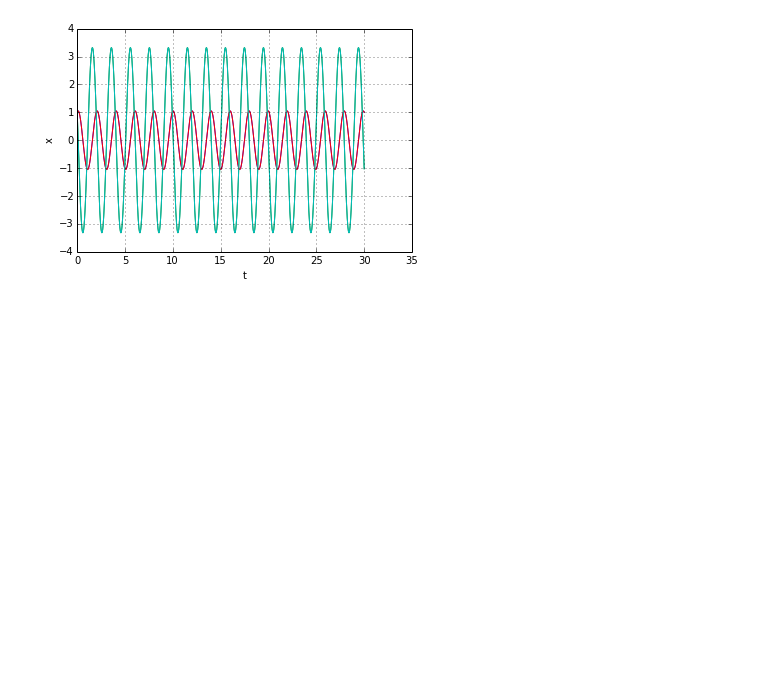
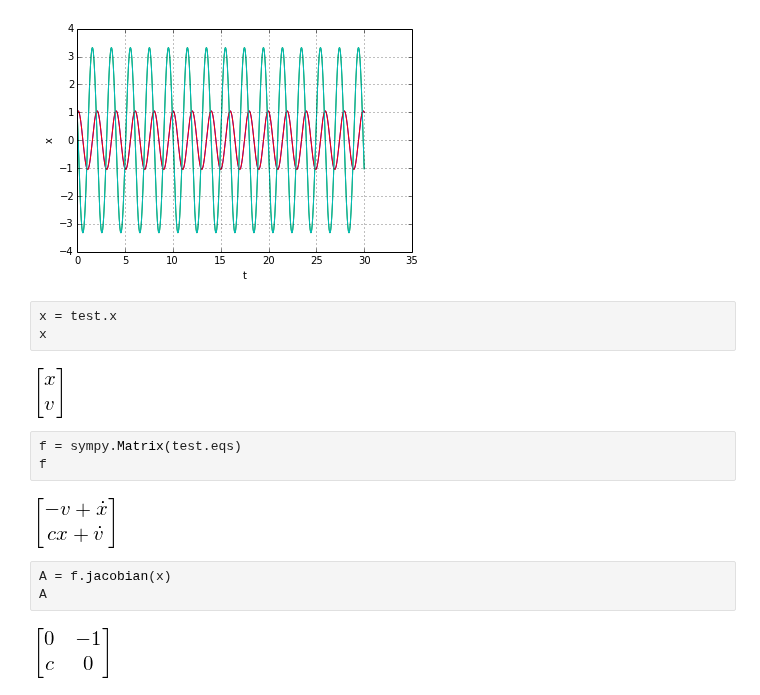
Before and after one commit to pymoca/pymoca, a Jupyter notebook: notebook/Simple.ipynb, the cells around one changed output. Cells and saved outputs as stored; diff of their text form; blank space fills up the shorter version.

Commit message:
Added jacobian example.

```diff
--- a/notebook/Simple.ipynb
+++ b/notebook/Simple.ipynb
@@ -39,3 +40,18 @@ pl.ylabel('x')
 pl.grid()
 # %% [output]
 [figure]
+# %%
+x = test.x
+x
+# %% [output]
+[figure, added]
+# %%
+f = sympy.Matrix(test.eqs)
+f
+# %% [output]
+[figure, added]
+# %%
+A = f.jacobian(x)
+A
+# %% [output]
+[figure, added]
```
Also changed, not shown: parts of 1 cell of this notebook, 2 other files.
